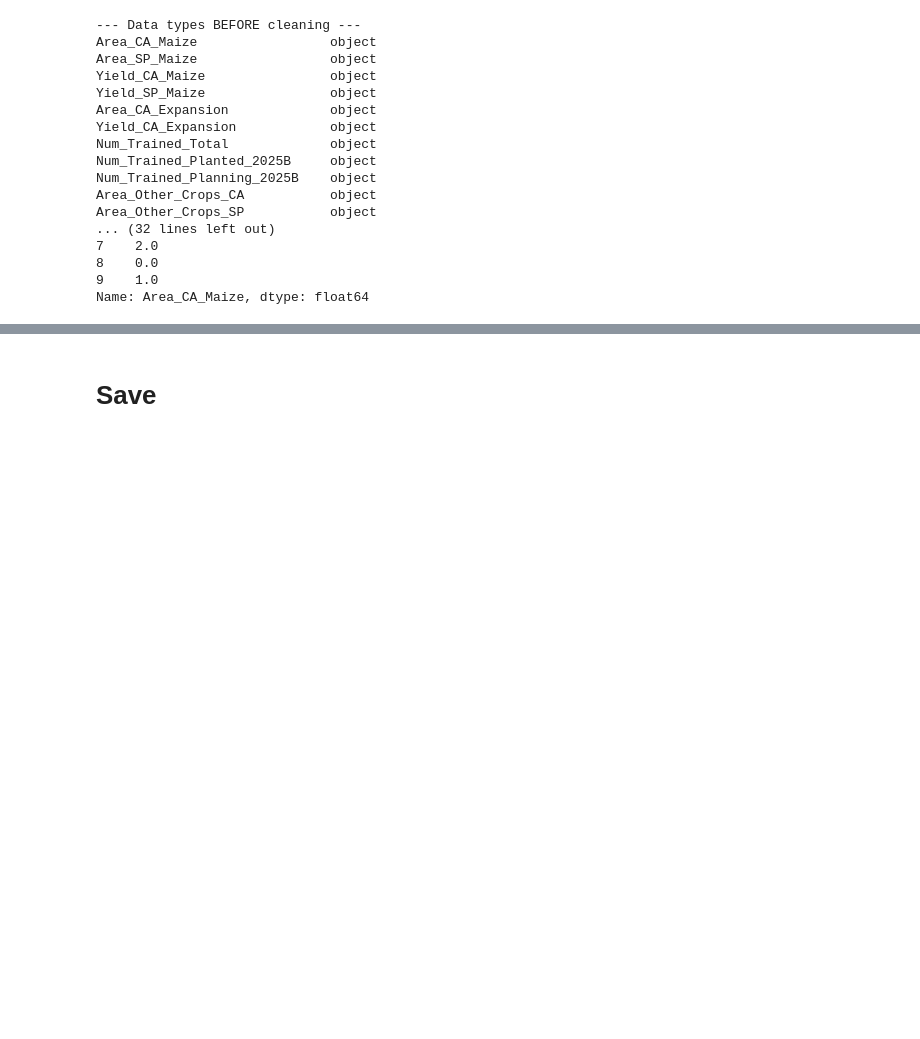
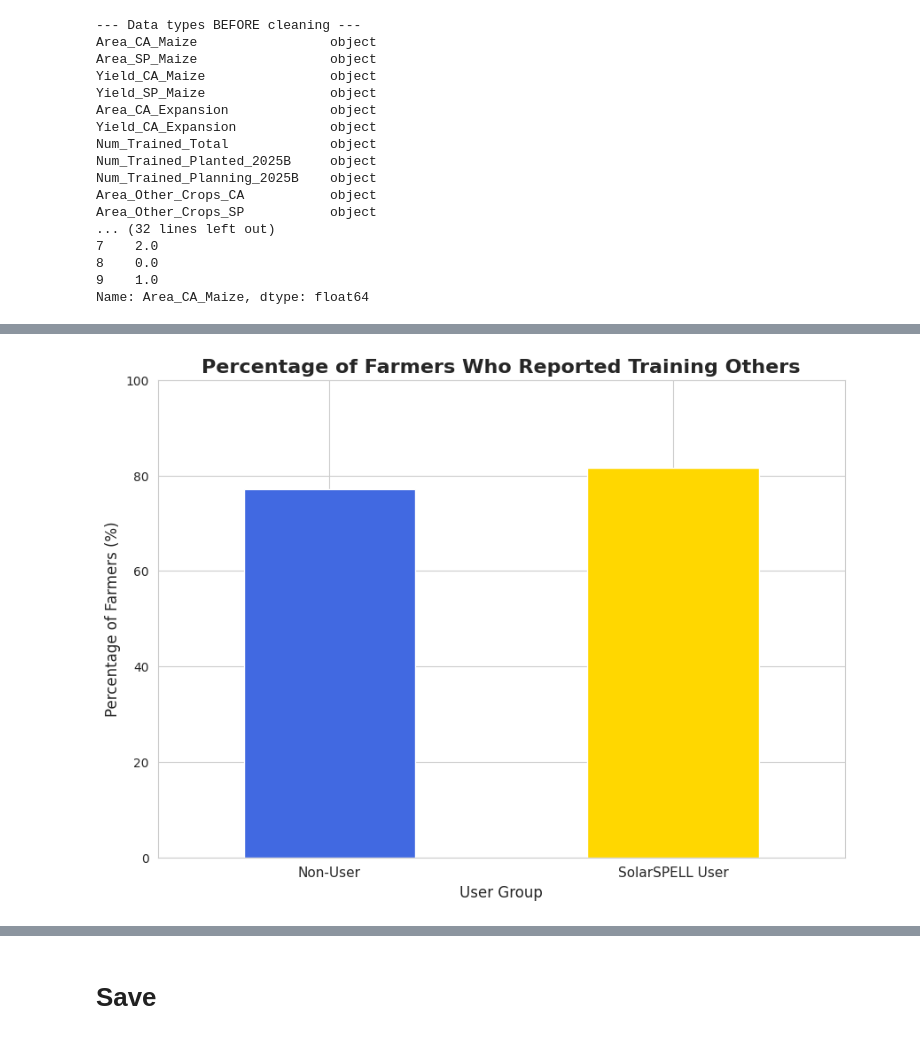
Before and after one commit to ManuelBagasina/solarspell, a Jupyter notebook: RwandaB2RClean.ipynb, the cells around one changed output, grey strips where cells are left out. Cells and saved outputs as stored; diff of their text form; code cells hidden in the pictures; blank space fills up the shorter version.

```diff
--- a/RwandaB2RClean.ipynb
+++ b/RwandaB2RClean.ipynb
@@ -228,0 +337,12 @@ Name: Area_CA_Maize, dtype: float64
+# %%
+# Use crosstab to see the counts of 'Yes'/'No' for training, broken down by User_Group
+training_counts = pd.crosstab(df['User_Group'], df['Trained_CA'])
+
+# Use normalize='index' to calculate the percentage within each group (each row)
+training_percentages = pd.crosstab(df['User_Group'], df['Trained_CA'], normalize='index') * 100
+
+print("\n--- Count of Farmers Who Trained Others ---")
+print(training_counts)
+
+print("\n--- Percentage of Farmers Who Trained Others (%) ---")
+print(training_percentages)
@@ -230,0 +460,24 @@ Name: Area_CA_Maize, dtype: float64
+# %%
+# --- Visualize Percentage of Farmers Who Train Others ---
+
+# First, we isolate just the 'Yes' percentages from our crosstab table for a clearer chart
+training_yes_percentages = training_percentages['Yes']
+
+# Now, create the bar plot
+training_yes_percentages.plot(
+    kind='bar',
+    figsize=(10, 7),
+    rot=0,
+    color=['royalblue', 'gold']
+)
+
+plt.title("Percentage of Farmers Who Reported Training Others", fontsize=16, fontweight='bold')
+plt.xlabel('User Group', fontsize=12)
+plt.ylabel('Percentage of Farmers (%)', fontsize=12)
+plt.xticks(fontsize=11)
+plt.ylim(0, 100) # Set the y-axis to go from 0 to 100 for proper percentage context
+
+# Display the plot
+plt.show()
+# %% [output]
+[figure, added]
```
Also changed, not shown: parts of 25 cells of this notebook.
